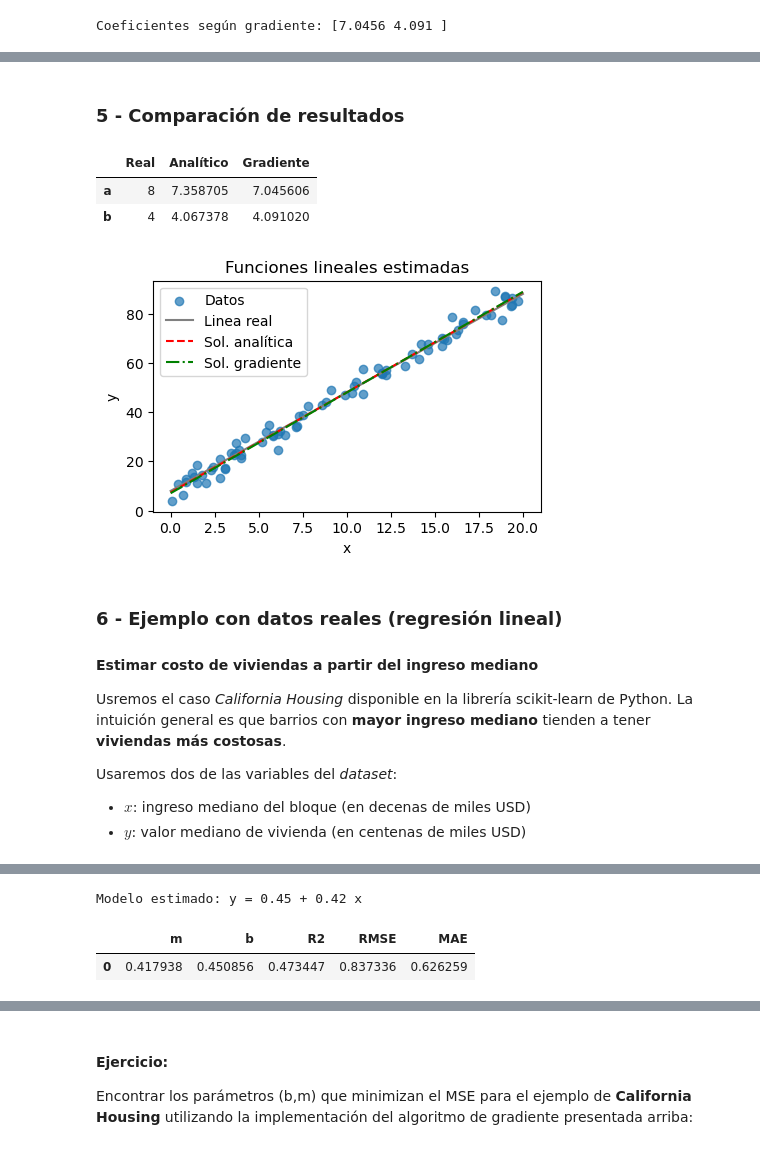
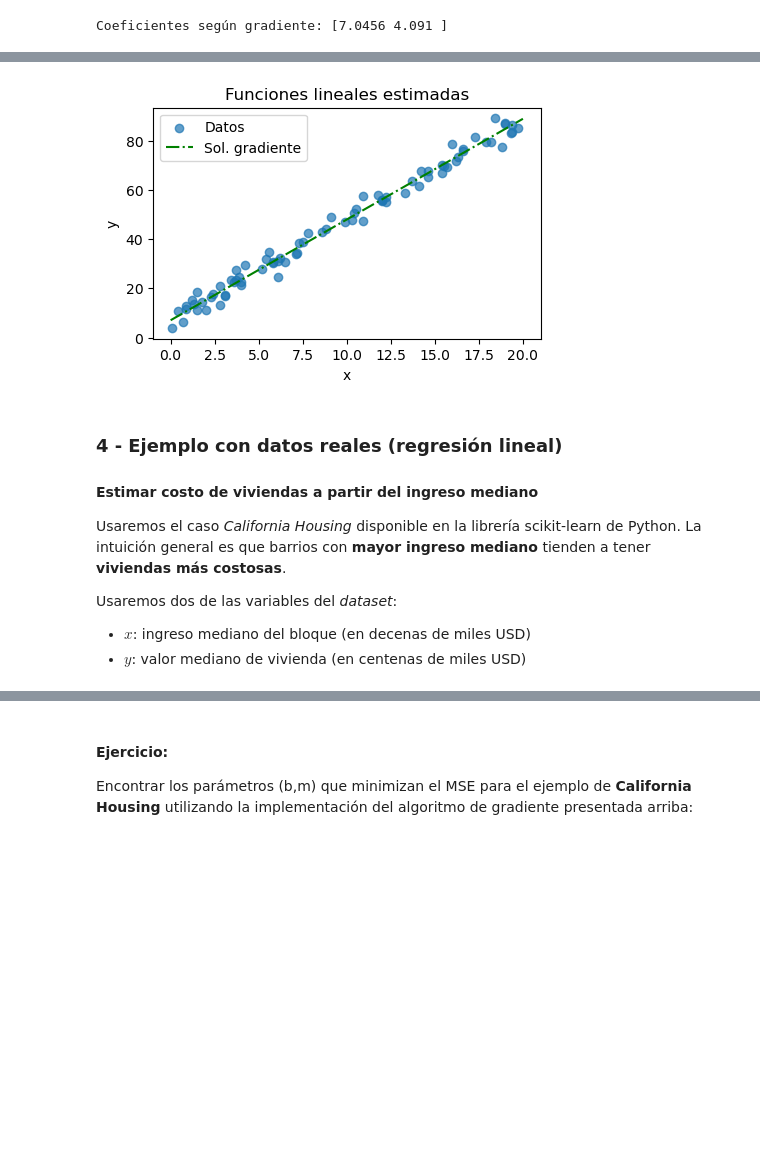
Before and after one commit to milogz/Modelado-en-Optimizacion, a Jupyter notebook: MO_3-2 Estimacion.ipynb, the cells around one changed output, grey strips where cells are left out. Cells and saved outputs as stored; diff of their text form; code cells hidden in the pictures; blank space fills up the shorter version.

Commit message:
ajuste narrativa estimacion

```diff
--- a/MO_3-2 Estimacion.ipynb
+++ b/MO_3-2 Estimacion.ipynb
@@ -138,33 +116,22 @@ plt.xlabel('Iter'); plt.ylabel('MSE (log)'); plt.title('Convergencia GD'); plt.s
 [figure]
-# %% [markdown]
-### 5 - Comparación de resultados
-# %%
-DF = pd.DataFrame({'Real':[a_true, b_true], 'Analítico':beta_closed, 'Gradiente': beta_gd}, index=['a','b'])
-DF
-# %% [output]
-|  | Real | Analítico | Gradiente |
-| a | 8 | 7.358705 | 7.045606 |
-| b | 4 | 4.067378 | 4.091020 |
 # %%
-def plot_regression(x, y, beta_closed, beta_gd):
+def plot_regression(x, y, beta_gd):
     plt.figure(figsize=(5,3))
     plt.scatter(x, y, alpha=0.7, label='Datos')
     xs = np.linspace(0, 20, 100)
-    plt.plot(xs, a_true + b_true*xs, color='gray', label='Linea real')
-    plt.plot(xs, beta_closed[0] + beta_closed[1]*xs, '--', color='r', label='Sol. analítica')
     plt.plot(xs, beta_gd[0] + beta_gd[1]*xs, '-.', color='g', label='Sol. gradiente')
     plt.xlabel('x'); plt.ylabel('y'); plt.legend(); plt.title('Funciones lineales estimadas')
     plt.show()
 
-plot_regression(x, y, beta_closed, beta_gd)
+plot_regression(x, y, beta_gd)
 # %% [output]
-[figure, old version]
+[figure, new version]
 # %% [markdown]
-### 6 - Ejemplo con datos reales (regresión lineal)
+### 4 - Ejemplo con datos reales (regresión lineal)
 
 #### Estimar costo de viviendas a partir del ingreso mediano
 
-Usremos el caso *California Housing* disponible en la librería scikit-learn de Python. La intuición general es que barrios con **mayor ingreso mediano** tienden a tener **viviendas más costosas**.
+Usaremos el caso *California Housing* disponible en la librería scikit-learn de Python. La intuición general es que barrios con **mayor ingreso mediano** tienden a tener **viviendas más costosas**.
 
 Usaremos dos de las variables del *dataset*:
 - $x$: ingreso mediano del bloque (en decenas de miles USD)
@@ -186,17 +153,3 @@ df.head()
 # Variables: x = ingreso mediano del bloque (en decenas de miles USD), y = valor mediano de vivienda (en centenas de miles USD)
 x = df["MedInc"].values
 y = df["MedHouseVal"].values
-
-# Ajuste OLS mediante función interna en numpy  (sin considerar train/test split)
-m, b, f = fit_ols(x, y)      # m: pendiente; b: intercepto; f: función/modelo de estimación (b+m*x)
-
-print(f"Modelo estimado: y = {b:.2f} + {m:.2f} x")
-# %% [output]
-Modelo estimado: y = 0.45 + 0.42 x
-# %%
-yhat = f(x)
-metrics = metrics_ols(y, yhat)
-pd.DataFrame([{"m": m, "b": b, **metrics}])
-# %% [output]
-|  | m | b | R2 | RMSE | MAE |
-| 0 | 0.417938 | 0.450856 | 0.473447 | 0.837336 | 0.626259 |
```
Also changed, not shown: parts of 13 cells of this notebook, 2 other files.
